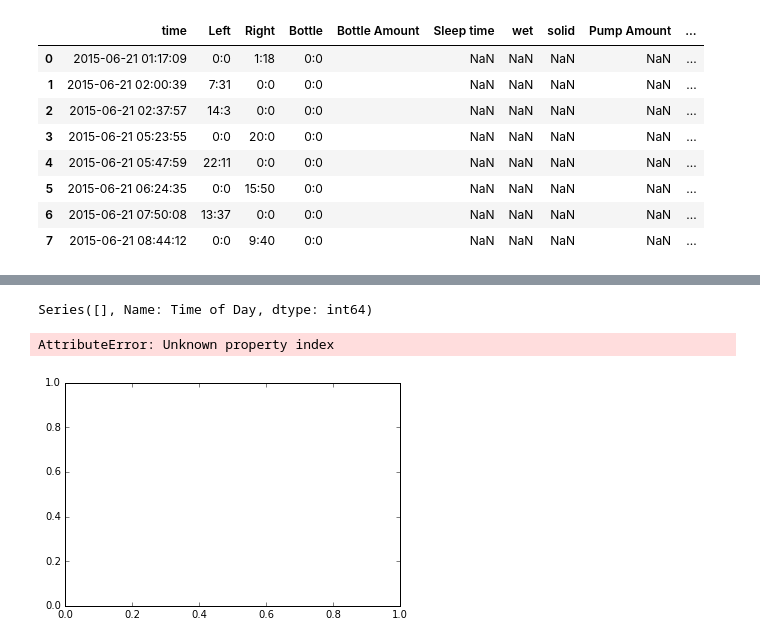
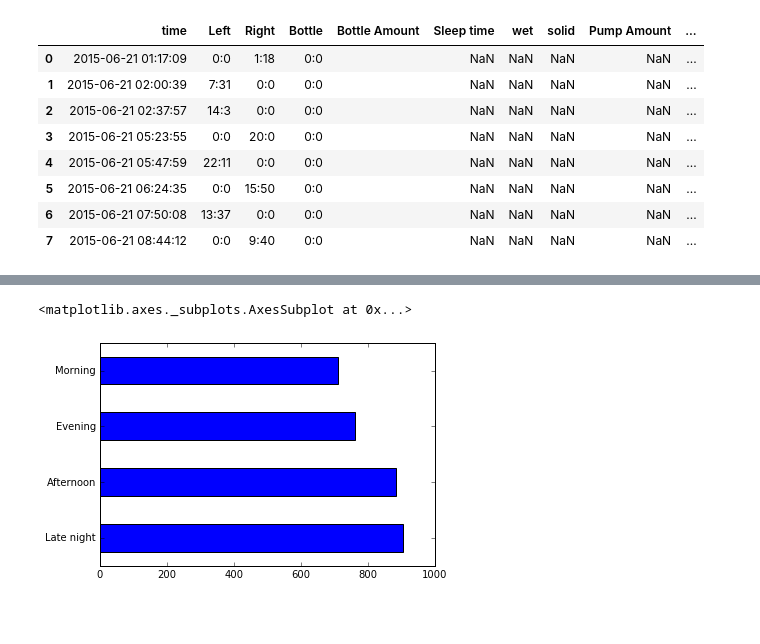
Before and after one commit to randirl17/FeedingTimes, a Jupyter notebook: nursing.ipynb, the cells around one changed output, grey strips where cells are left out. Drawn from its saved outputs; the diff is of its cells as text; code cells hidden in the pictures; blank space fills up the shorter version.

Commit message:
time of day vs length of feed

```diff
--- a/nursing.ipynb
+++ b/nursing.ipynb
@@ -260,4 +260,4 @@ df[:8]
 # %%
 daytime = df.groupby("Time of Day")
 # %%
-data = pd.Series(df['Time of Day'], index = ['Morning','Afternoon','Evening','Late night'])
+data = pd.Series(df['Time of Day'])#, index = ['Morning','Afternoon','Evening','Late Night'])
@@ -264,9 +276,5 @@ data = pd.Series(df['Time of Day'], index = ['Morning','Afternoon','Evening','La
 # %%
-data.value_counts()
+data.value_counts().plot(kind='barh')
 # %% [output]
-Series([], Name: Time of Day, dtype: int64)
+<matplotlib.axes._subplots.AxesSubplot at 0x...>
+[figure, added]
-# %%
-data.value_counts().plot(kind='barh',index = ['Morning','Afternoon','Evening','Late night'])
-# %% [output]
-AttributeError: Unknown property index
-[figure, removed]
```
Also changed, not shown: parts of 7 cells of this notebook.
